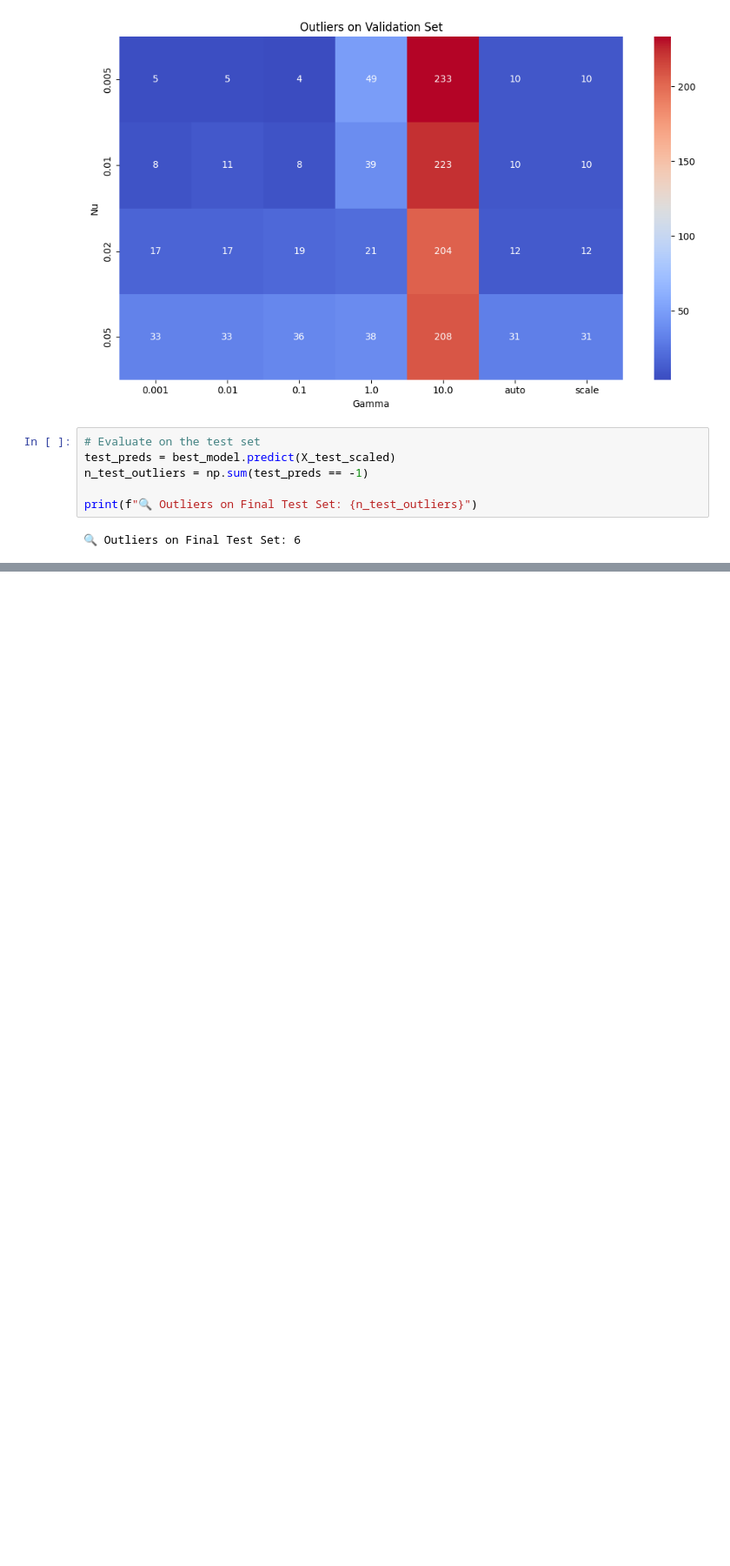
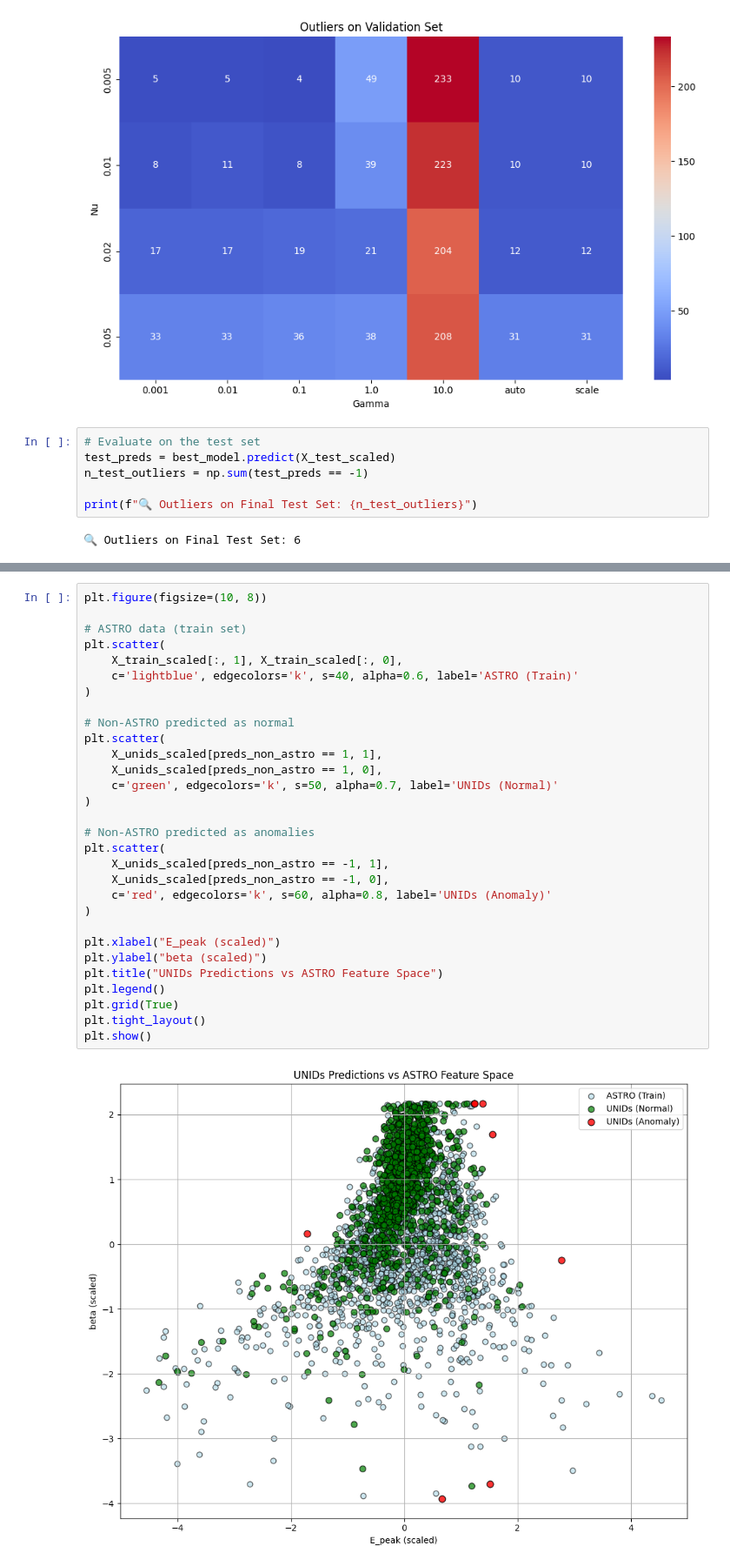
Before and after one commit to martacanirome4/DarkMatter_ML_TFG, a Jupyter notebook: notebooks/OCSVM_trained.ipynb, the cells around one changed output, grey strips where cells are left out. Shown at 87% size. Cells and saved outputs as stored; diff of their text form; blank space fills up the shorter version.

```diff
--- a/notebooks/OCSVM_trained.ipynb
+++ b/notebooks/OCSVM_trained.ipynb
@@ -121,0 +213,32 @@ plt.show()
+# %%
+plt.figure(figsize=(10, 8))
+
+# ASTRO data (train set)
+plt.scatter(
+    X_train_scaled[:, 1], X_train_scaled[:, 0],
+    c='lightblue', edgecolors='k', s=40, alpha=0.6, label='ASTRO (Train)'
+)
+
+# Non-ASTRO predicted as normal
+plt.scatter(
+    X_unids_scaled[preds_non_astro == 1, 1],
+    X_unids_scaled[preds_non_astro == 1, 0],
+    c='green', edgecolors='k', s=50, alpha=0.7, label='UNIDs (Normal)'
+)
+
+# Non-ASTRO predicted as anomalies
+plt.scatter(
+    X_unids_scaled[preds_non_astro == -1, 1],
+    X_unids_scaled[preds_non_astro == -1, 0],
+    c='red', edgecolors='k', s=60, alpha=0.8, label='UNIDs (Anomaly)'
+)
+
+plt.xlabel("E_peak (scaled)")
+plt.ylabel("beta (scaled)")
+plt.title("UNIDs Predictions vs ASTRO Feature Space")
+plt.legend()
+plt.grid(True)
+plt.tight_layout()
+plt.show()
+# %% [output]
+[figure, added]
```
Also changed, not shown: parts of 12 cells of this notebook.
